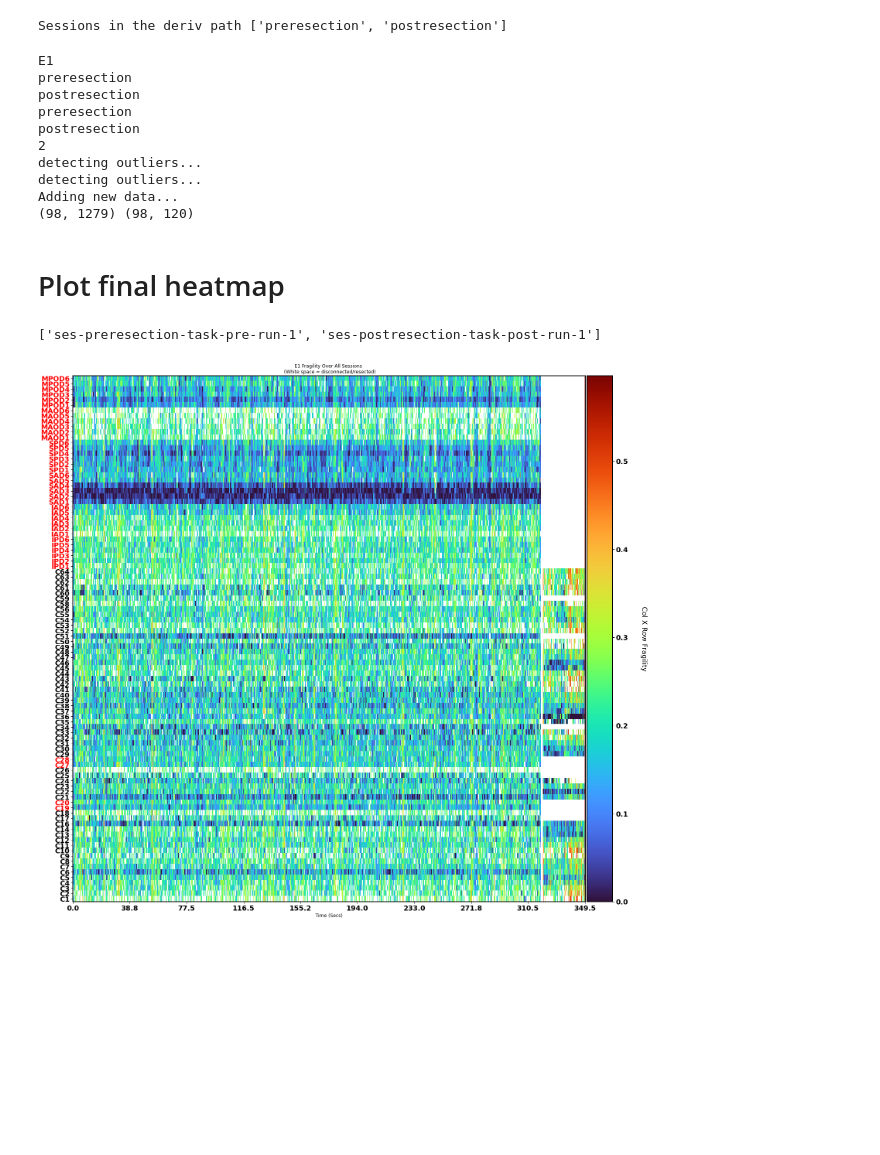
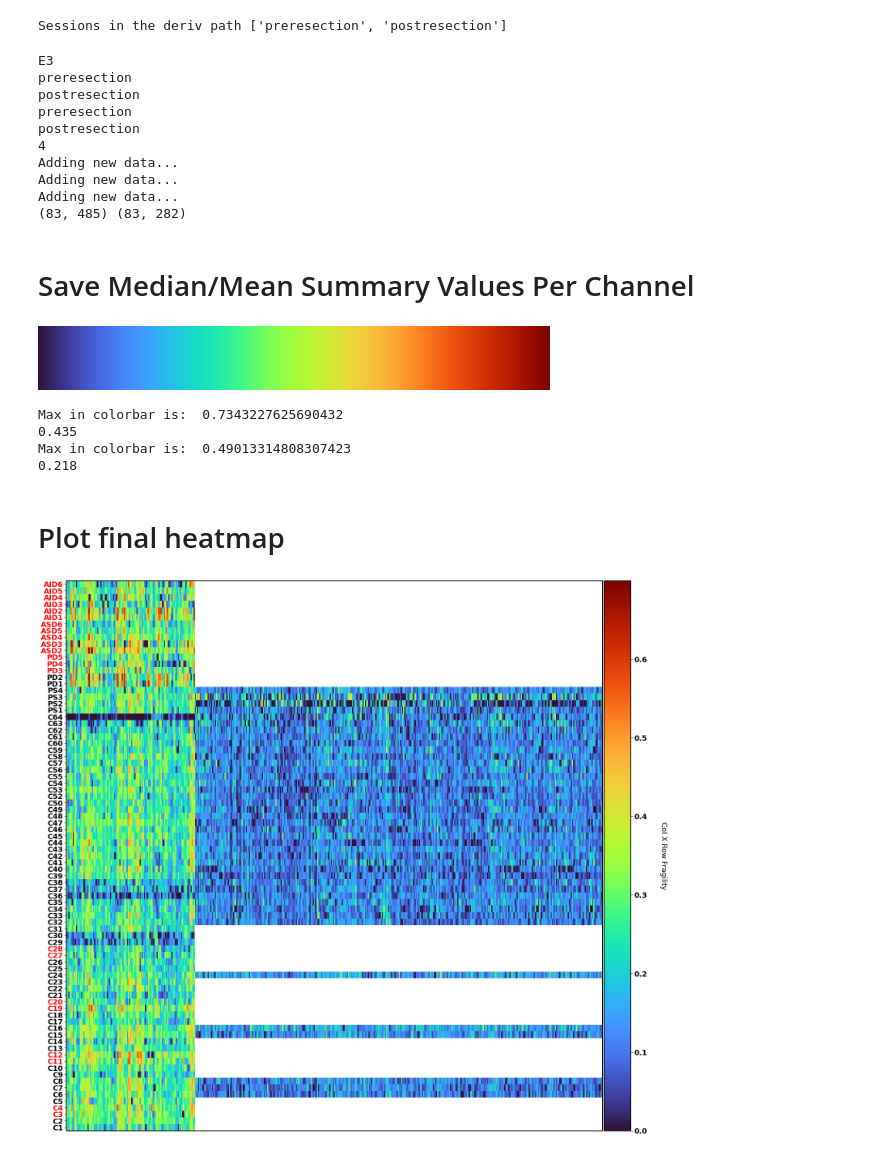
Before and after one commit to adam2392/sickkids, a Jupyter notebook: notebooks/publication/plot_fragility_heatmaps.ipynb, the cells around one changed output. Cells and saved outputs as stored; diff of their text form; code cells hidden in the pictures; blank space fills up the shorter version.

```diff
--- a/notebooks/publication/plot_fragility_heatmaps.ipynb
+++ b/notebooks/publication/plot_fragility_heatmaps.ipynb
@@ -282,7 +279,7 @@ root = Path("/Users/adam2392/OneDrive - Johns Hopkins/sickkids/")
 deriv_root = root / "derivatives"
 
 # where to save the data
-figures_path = deriv_root / "figures" / "productmaps"
+figures_path = deriv_root / "figures" / "publication"
 
 figures_path.mkdir(exist_ok=True)
 # %% [markdown]
@@ -295,7 +292,7 @@ print(f"All subjects analyzed are: {subjects}")
 # %% [output]
 All subjects analyzed are: ['CON01T1', 'CON11T2', 'E1', 'E3', 'E4', 'E5', 'E6', 'E7', 'id008gc', 'id013pg']
 # %%
-subject = "E1"
+subject = "E3"
 
 # derivative experiment markers
 reference = "average"
@@ -308,7 +305,7 @@ desc = "perturbmatrix"
 rowdesc = "rowperturbmatrix"
 derivtype = "prod"
 threshold = None
-detect_outliers = True
+detect_outliers = False
 baseline = False
 
 # all session to analyze
@@ -409,62 +406,89 @@ pre_data = pre_deriv.get_data()
 post_data = post_deriv.get_data()
 print(pre_data.shape, post_data.shape)
 # %% [output]
-E1
+E3
 preresection
 postresection
 preresection
 postresection
-2
-detecting outliers...
-detecting outliers...
+4
 Adding new data...
-(98, 1279) (98, 120)
+Adding new data...
+Adding new data...
+(83, 485) (83, 282)
 # %%
 derivative = derivlist[0].copy()
+
+# crop the pre-resection period
+derivative = derivative.crop(tmin=0, tmax=30)
+
 for deriv in derivlist[1:]:
     derivative.append(deriv)
+# %% [markdown]
+# Save Median/Mean Summary Values Per Channel
+# %%
+cm.turbo
+# %% [output]
+[figure, added]
+# %%
+for name, deriv in zip(["pre", "post"], derivlist):
+    deriv_data = np.nanmean(deriv.get_data(), axis=0).round(3)
+    deriv_summ = dict(zip(deriv.ch_names, deriv_data))
+    max_in_deriv = np.nanmax(deriv.get_data())
+    print("Max in colorbar is: ", max_in_deriv)
+    print(np.max(deriv_data))
+
+#     fname = f"./{subject}-fragilitysummary-{name}.json"
+#     with open(fname, "w") as fout:
+#         json.dump(deriv_summ, fout)
+# %% [output]
+Max in colorbar is:  0.7343227625690432
+0.435
+Max in colorbar is:  0.49013314808307423
+0.218
 # %% [markdown]
 # Plot final heatmap
 # %%
-sns.set_context("paper", font_scale=1.25)
+sns.set_context("paper", font_scale=1.4)
 title = (
     f"{subject} Fragility Over All Sessions \n (White space = disconnected/resected)"
 )
 fig, ax = derivative.plot_heatmap(
     #     norm=mpl.colors.LogNorm(vmin=0., vmax=1),
     #         vmin=0, vmax=0.6,
     #     vmax=np.nanmax(derivlist[0].get_data()),
     #     vmax=np.nanquantile(derivative.get_data().flatten(), 0.99),
     #     cmap="viridis",
     #     vmin=-3, vmax=3,|
     #     norm=mpl.colors.PowerNorm(gamma=0.5),
-    title=title,
+    #     title=title,
     soz_chs=resected_chs,
     cbarlabel=cbarlabel,
-    set_col_under=False,
+    xticks=None,
+    xlabel=None
+    #     set_col_under=False,
     #     log_scale=True,
 )
 sns.set_context("paper", font_scale=2.0)
 
 colors = {
     "extraoperative": "black",
     "preresection": "white",
     "intraresection": "gray",
     "postresection": "brown",
 }
 
-for onset, description in zip(onsets, descriptions):
-    session = description.split("-")[1]
-    color = colors[session]
-    ax.axvline(onset, label=description, lw=5, color=color)
+# for onset, description in zip(onsets, descriptions):
+#     session = description.split("-")[1]
+#     color = colors[session]
+#     ax.axvline(onset, label=description, lw=5, color=color)
 
-pprint(descriptions)
+# pprint(descriptions)
 
 fig.savefig(
     figures_path
     / f"sub-{subject}_{derivtype}_{reference}_{sampling_res}_threshold-{threshold}_baseline-{baseline}_filteroutliers{detect_outliers}.pdf",
     bbox_inches="tight",
 )
 # %% [output]
-['ses-preresection-task-pre-run-1', 'ses-postresection-task-post-run-1']
-[figure, old version]
+[figure, new version]
```
Also changed, not shown: parts of 3 cells of this notebook, 7 other files.
